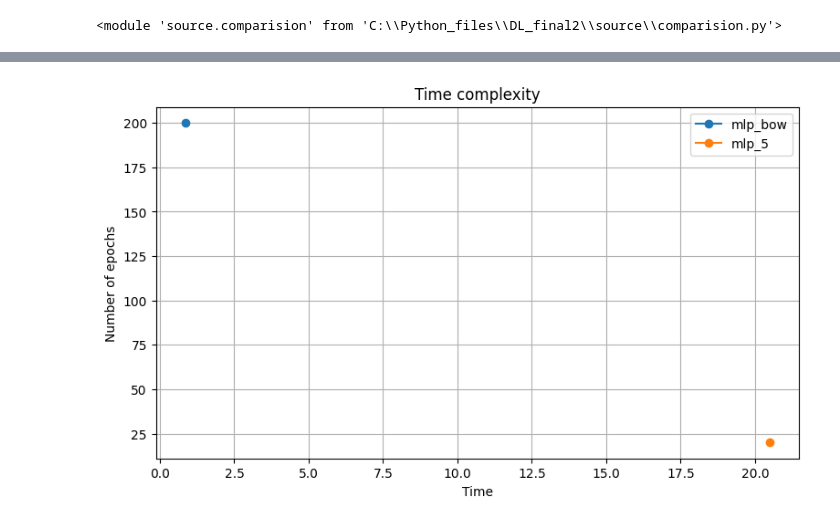
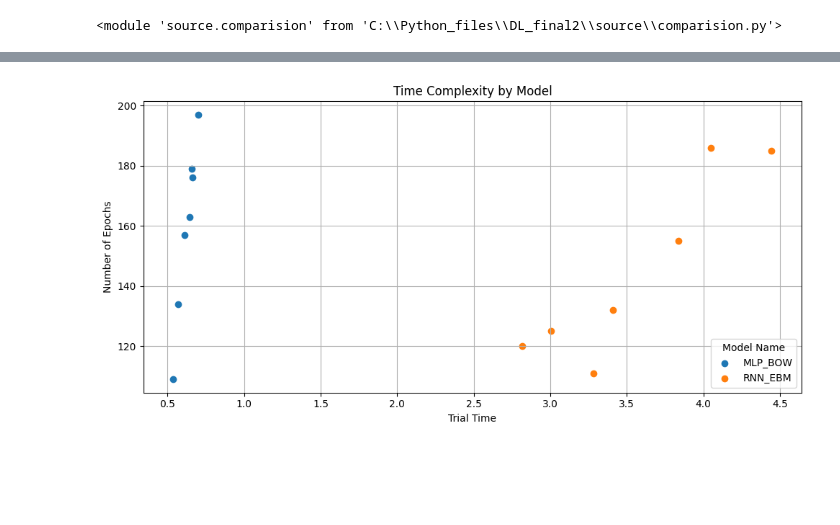
Before and after one commit to aleksKaluski/neural_network_comparision, a Jupyter notebook: experiments.ipynb, the cells around one changed output, grey strips where cells are left out. Cells and saved outputs as stored; diff of their text form; code cells hidden in the pictures; blank space fills up the shorter version.

```diff
--- a/experiments.ipynb
+++ b/experiments.ipynb
@@ -108,0 +61,3 @@ Data columns (total 7 columns):
+# %%
+X_train_EBM, X_test_EBM, Y_train_EBM, Y_test_EBM = dataset.get_sequences(vocab_size=1000, maxlen=10)
+rnn_emb_params = rnn.find_best_rnn(X_train_EBM, Y_train_EBM, X_test_EBM, Y_test_EBM, n_trials=7)
@@ -108,0 +196,5 @@ Data columns (total 7 columns):
+# %%
+all = tb.All_trials_table()
+all.add_record(mlp_tdidf_params)
+all.add_record(rnn_emb_params)
+all.show(tabulate_view=False)
@@ -125,4 +243,4 @@ table.plot_vocab_accuracy()
-# %%
-table.plot_time_complexity()
-# %% [output]
-[figure, removed]
+# %%
+all.plot_time_complexity()
+# %% [output]
+[figure, added]
```
Also changed, not shown: parts of 14 cells of this notebook, 2 other files.
